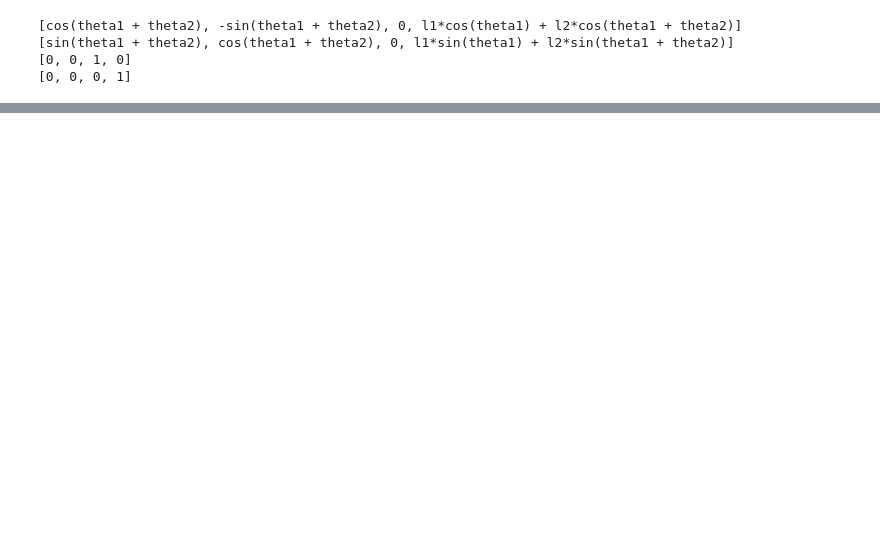
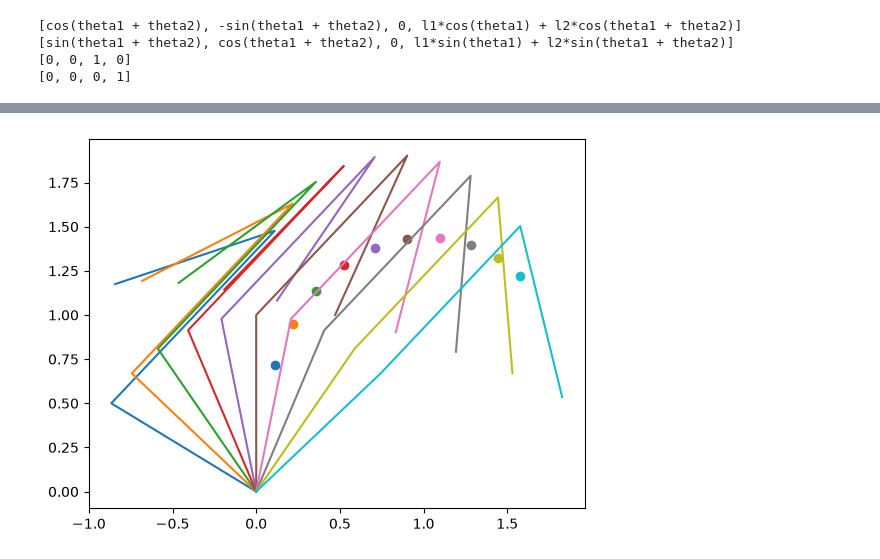
Before and after one commit to qlkdkd/robotics, a Jupyter notebook: c3_2_기구학.ipynb, the cells around one changed output, grey strips where cells are left out. Saved outputs shown, nothing was run; the diff lists cells and outputs as text; code cells hidden in the pictures; blank space fills up the shorter version.

```diff
--- a/c3_2_기구학.ipynb
+++ b/c3_2_기구학.ipynb
@@ -68,0 +209,35 @@ array([[ 0.        , -1.        ,  0.        ,  0.30547013],
+# %%
+# ex3.4
+from numpy import cos, sin, pi, sqrt, asin, acos
+import matplotlib.pyplot as plt
+
+l1 = 1; l2 = 1; l3 = 1; l4 = 1
+
+for i in range(0, 40, 4):
+    theta1 = pi/3 + pi/2 - pi/60 * i
+    s = sqrt(l1**2 + l2**2 + 2*l1*l2*cos(theta1))
+    beta = asin(l2/s * sin(theta1))
+    psi = acos((l3**2 + s**2 - l4**2) / (2*l3*3))
+    lambda_ = asin(l3 / l4 * sin(psi))
+    theta2 = psi - beta
+    theta3 = 2 * pi - (lambda_ + beta)
+
+    r1x = l2 * cos(theta1)
+    r1y = l2 * sin(theta1)
+    r2x = l2 * cos(theta1) + l3 * cos(theta2)
+    r2y = l2 * sin(theta1) + l3 * cos(theta2)
+    r3x = r2x + l4 * cos(beta + lambda_)
+    r3y = r2y - l4 * sin(beta + lambda_)
+
+    x = l2 * cos(theta1) + l3 * cos(theta2)
+    y = l2 * sin(theta1) + l3 * sin(theta2)
+
+    rx = [0, r1x, r2x, r3x]
+    ry = [0, r1y, r2y, r3y]
+
+    plt.plot(rx, ry)
+    plt.scatter(x, y)
+
+plt.show()
+# %% [output]
+[figure, added]
```
Also changed, not shown: parts of 6 cells of this notebook.
